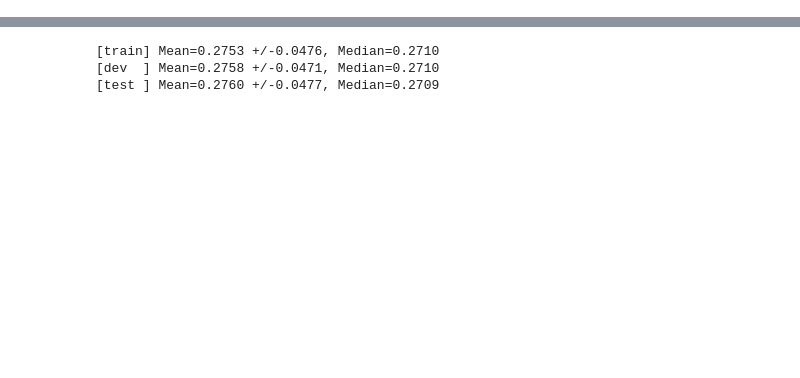
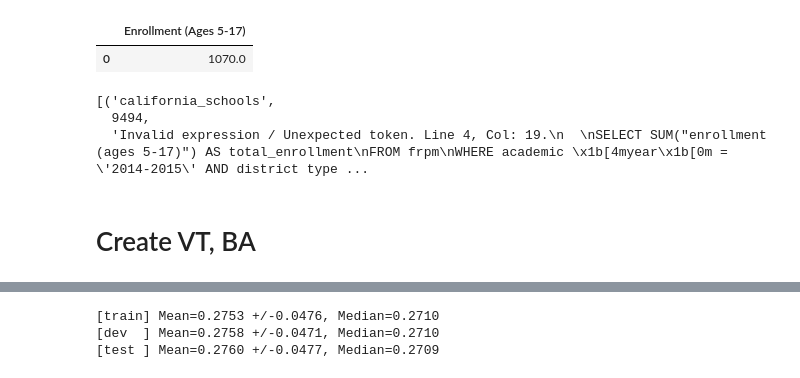
Before and after one commit to simonjisu/BusinessObjects, a Jupyter notebook: run_sql.ipynb, the cells around one changed output, grey strips where cells are left out. Saved outputs shown, nothing was run; the diff lists cells and outputs as text; code cells hidden in the pictures; blank space fills up the shorter version.

```diff
--- a/run_sql.ipynb
+++ b/run_sql.ipynb
@@ -66,0 +344,20 @@ print(len(train_samples), len(dev_samples), len(test_samples))
+# %%
+database = SqliteDatabase(
+    db_file=str(proj_path / 'data' / 'bird' / 'dev' / 'dev_databases' / 'california_schools' / 'california_schools.sqlite'),
+    foreign_keys=bird_tables['california_schools'].foreign_keys
+)
+# %%
+database.execute("""
+SELECT "enrollment (ages 5-17)"
+FROM frpm
+LIMIT 1
+""")
+# %% [output]
+|  | Enrollment (Ages 5-17) |
+| 0 | 1070.0 |
+# %%
+error_ids
+# %% [output]
+[('california_schools',
+  9494,
+  'Invalid expression / Unexpected token. Line 4, Col: 19.\n  \nSELECT SUM("enrollment (ages 5-17)") AS total_enrollment\nFROM frpm\nWHERE academic \x1b[4myear\x1b[0m = \'2014-2015\' AND district type ...
@@ -66,0 +377,2 @@ print(len(train_samples), len(dev_samples), len(test_samples))
+# %% [markdown]
+# Create VT, BA
```
Also changed, not shown: parts of 34 cells of this notebook, 16 other files.
